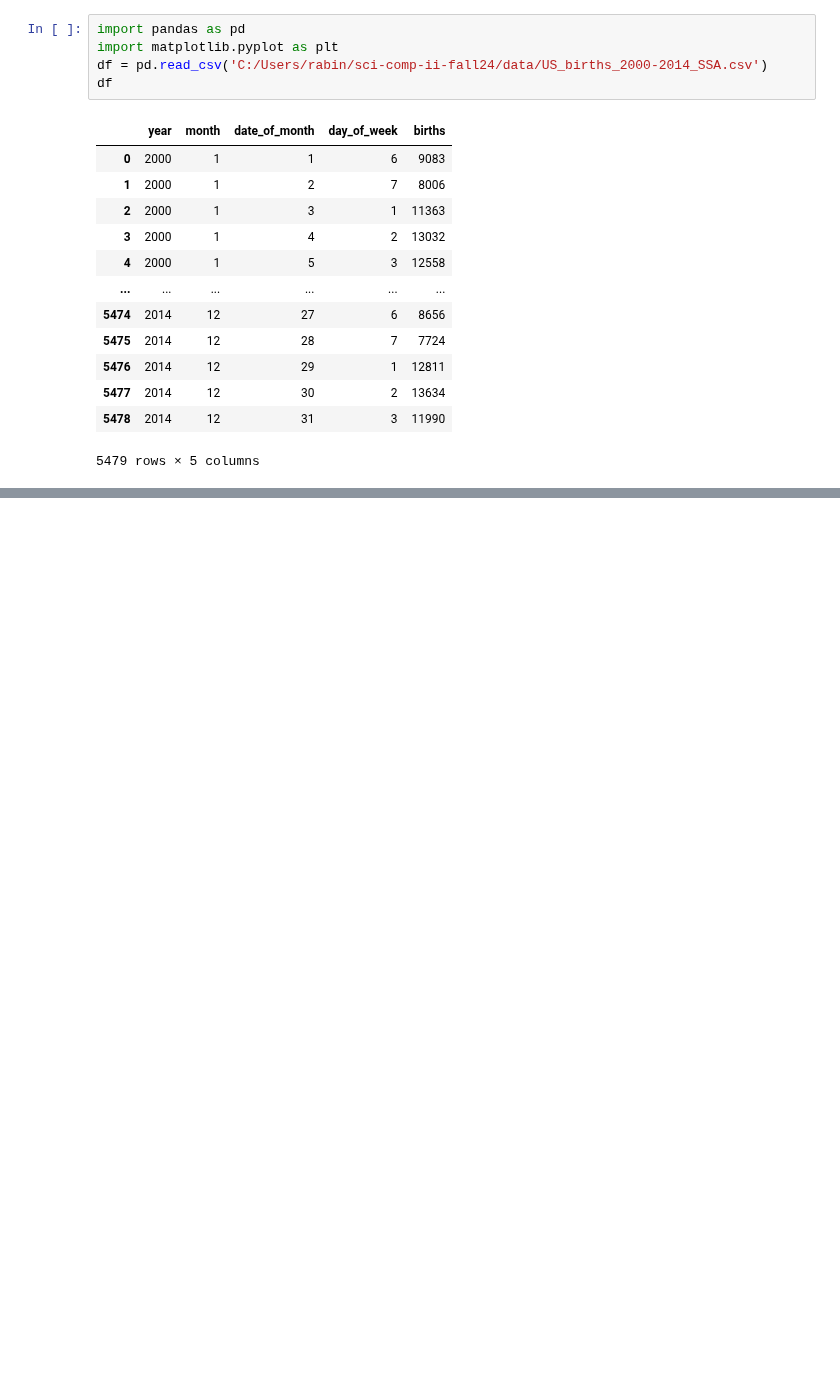
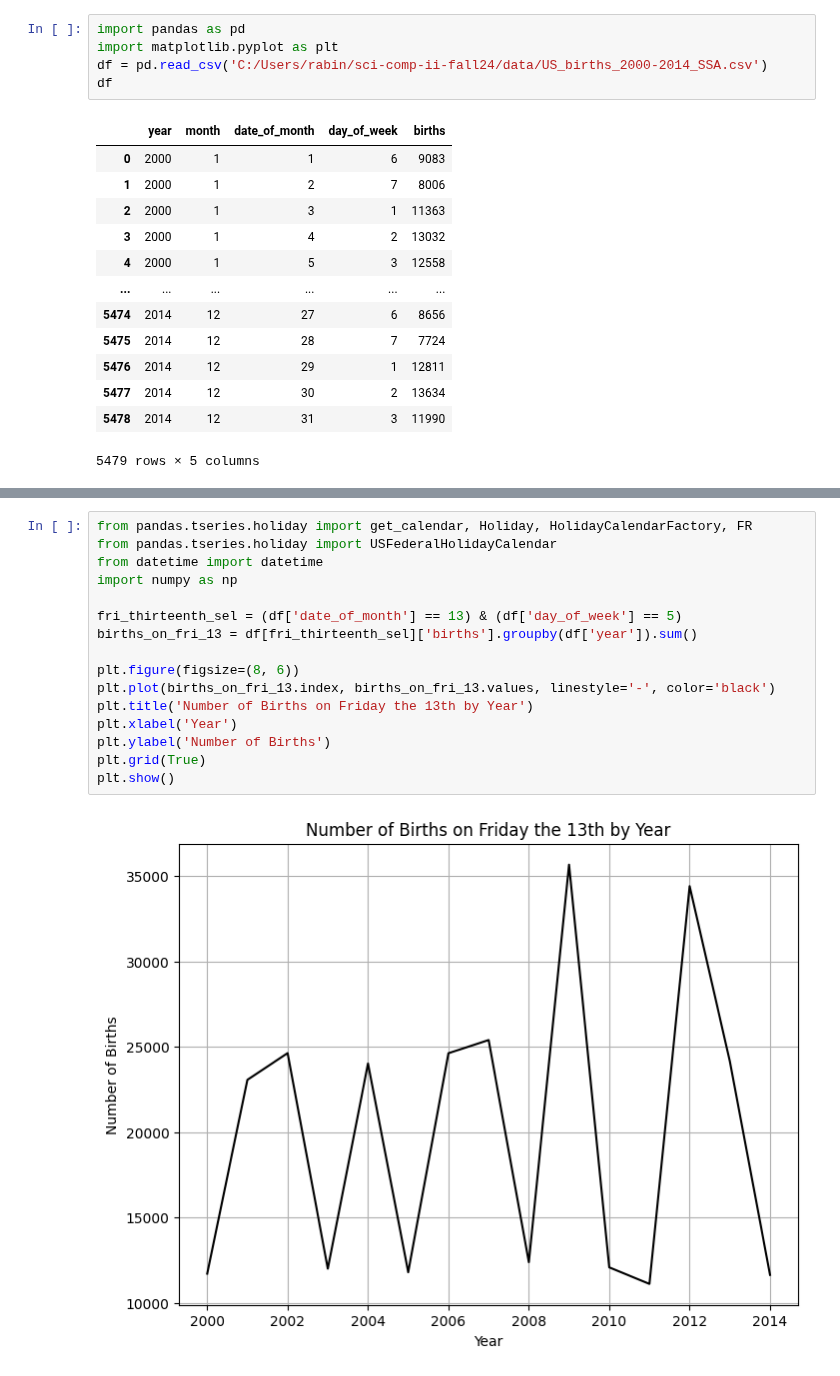
Before and after one commit to R-bna/sci-comp-ii-fall24, a Jupyter notebook: working/Hw week 1.ipynb, the cells around one changed output, grey strips where cells are left out. Cells and saved outputs as stored; diff of their text form; blank space fills up the shorter version.

```diff
--- a/working/Hw week 1.ipynb
+++ b/working/Hw week 1.ipynb
@@ -63 +85,19 @@ plt.show()
+# %%
+from pandas.tseries.holiday import get_calendar, Holiday, HolidayCalendarFactory, FR
+from pandas.tseries.holiday import USFederalHolidayCalendar
+from datetime import datetime
+import numpy as np
+
+fri_thirteenth_sel = (df['date_of_month'] == 13) & (df['day_of_week'] == 5)
+births_on_fri_13 = df[fri_thirteenth_sel]['births'].groupby(df['year']).sum()
+
+plt.figure(figsize=(8, 6))
+plt.plot(births_on_fri_13.index, births_on_fri_13.values, linestyle='-', color='black')
+plt.title('Number of Births on Friday the 13th by Year')
+plt.xlabel('Year')
+plt.ylabel('Number of Births')
+plt.grid(True)
+plt.show()
+# %% [output]
+[figure, added]
 # %%
```
Also changed, not shown: parts of 18 cells of this notebook.
